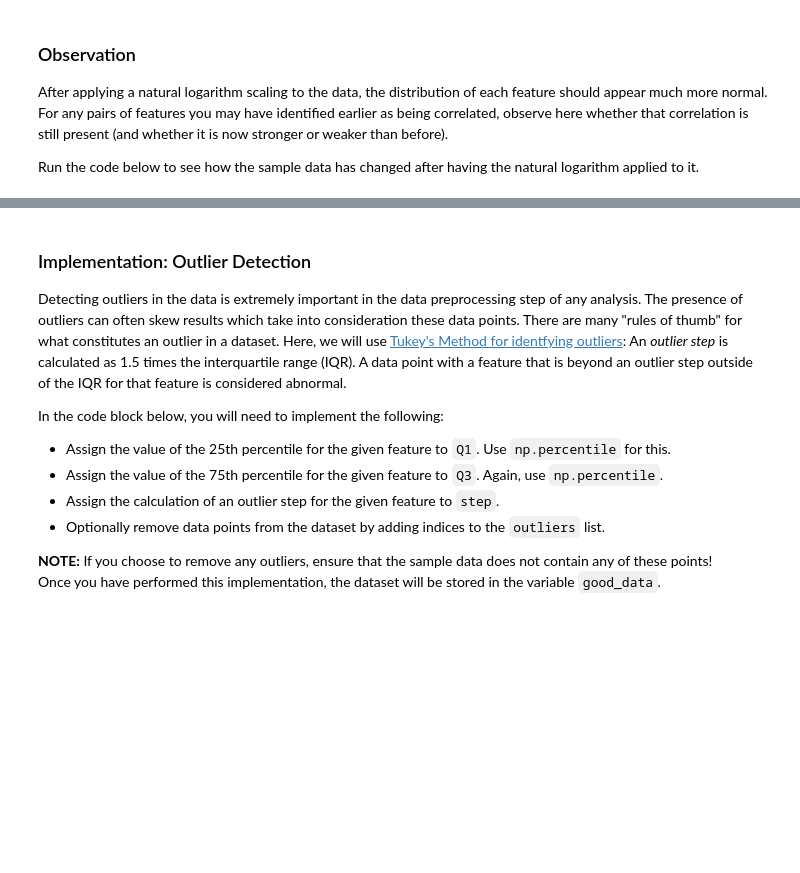
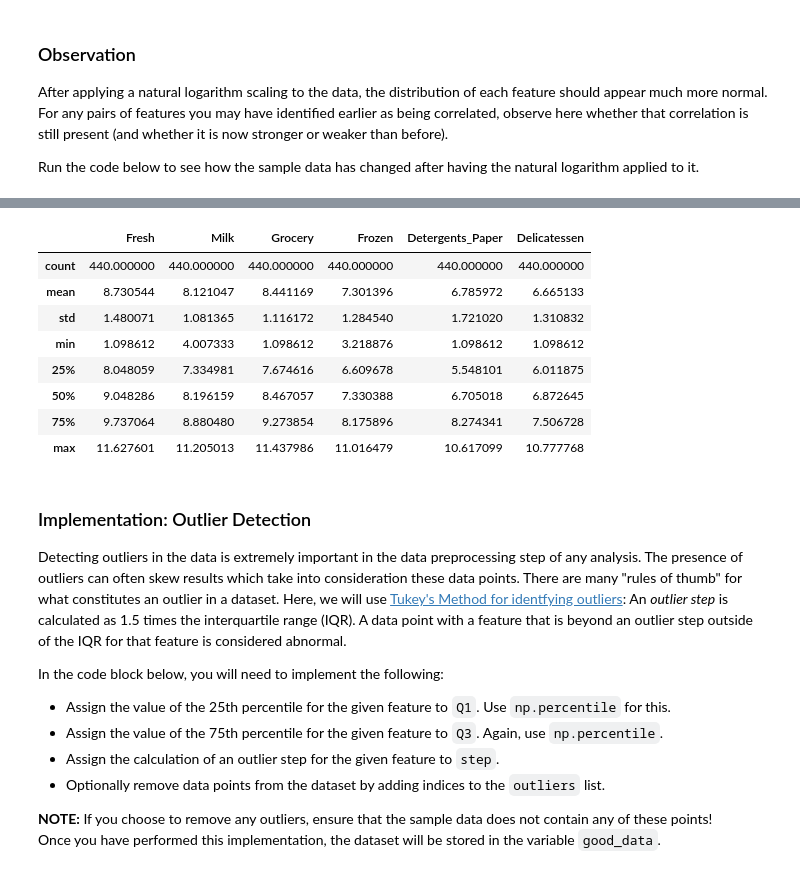
Before and after one commit to astelmashenko/ndml, a Jupyter notebook: projects/customer_segments/customer_segments.ipynb, the cells around one changed output, grey strips where cells are left out. Drawn from its saved outputs; the diff is of its cells as text; code cells hidden in the pictures; blank space fills up the shorter version.

```diff
--- a/projects/customer_segments/customer_segments.ipynb
+++ b/projects/customer_segments/customer_segments.ipynb
@@ -215,3 +222,15 @@ display(log_samples)
+# %%
+display(log_data.describe())
+# %% [output]
+|  | Fresh | Milk | Grocery | Frozen | Detergents_Paper | Delicatessen |
+| count | 440.000000 | 440.000000 | 440.000000 | 440.000000 | 440.000000 | 440.000000 |
+| mean | 8.730544 | 8.121047 | 8.441169 | 7.301396 | 6.785972 | 6.665133 |
+| std | 1.480071 | 1.081365 | 1.116172 | 1.284540 | 1.721020 | 1.310832 |
+| min | 1.098612 | 4.007333 | 1.098612 | 3.218876 | 1.098612 | 1.098612 |
+| 25% | 8.048059 | 7.334981 | 7.674616 | 6.609678 | 5.548101 | 6.011875 |
+| 50% | 9.048286 | 8.196159 | 8.467057 | 7.330388 | 6.705018 | 6.872645 |
+| 75% | 9.737064 | 8.880480 | 9.273854 | 8.175896 | 8.274341 | 7.506728 |
+| max | 11.627601 | 11.205013 | 11.437986 | 11.016479 | 10.617099 | 10.777768 |
 # %% [markdown]
 ### Implementation: Outlier Detection
 Detecting outliers in the data is extremely important in the data preprocessing step of any analysis. The presence of outliers can often skew results which take into consideration these data points. There are many "rules of thumb" for what constitutes an outlier in a dataset. Here, we will use [Tukey's Method for identfying outliers](http://datapigtechnologies.com/blog/index.php/highlighting-outliers-in-your-data-with-the-tukey-method/): An *outlier step* is calculated as 1.5 times the interquartile range (IQR). A data point with a feature that is beyond an outlier step outside of the IQR for that feature is considered abnormal.
```
Also changed, not shown: parts of 3 cells of this notebook.
